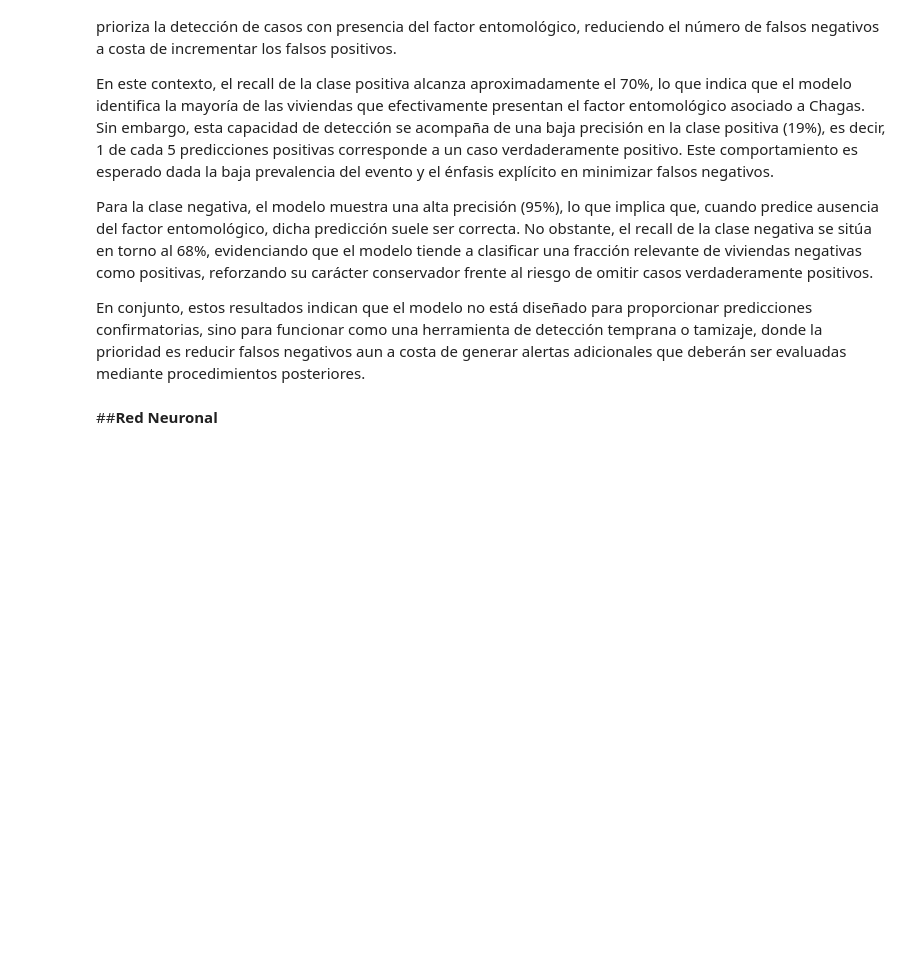
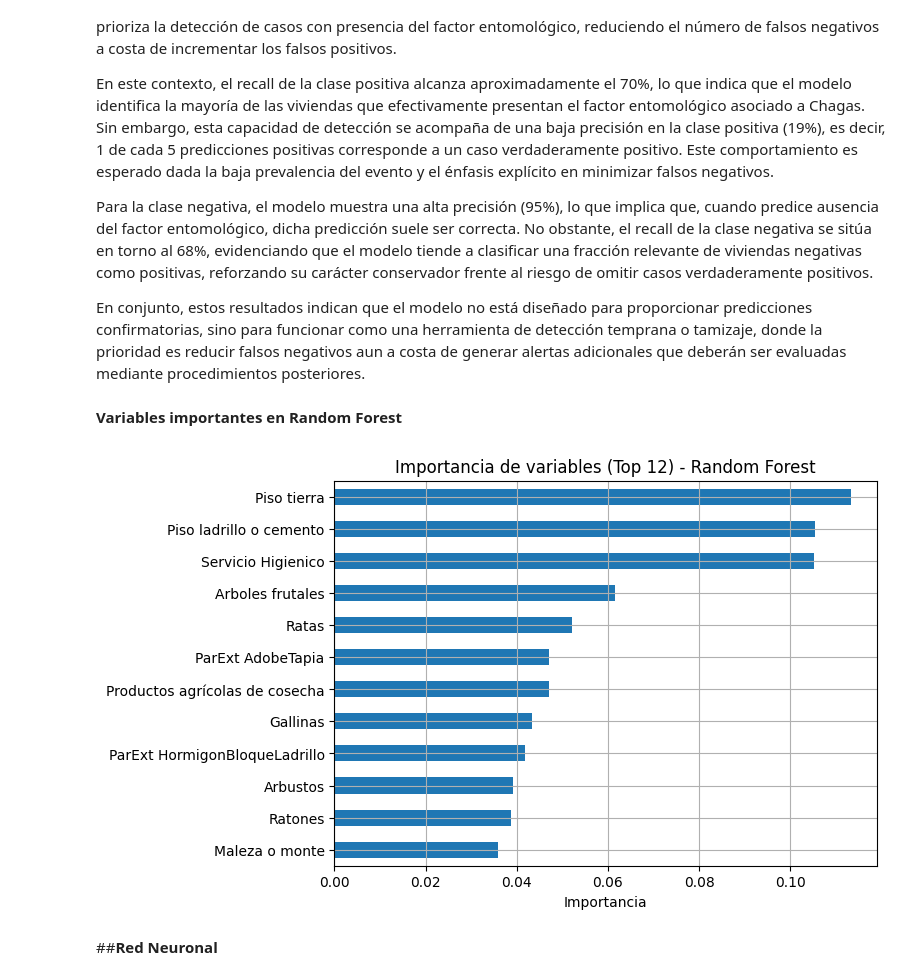
Before and after one commit to DashTT/Reto-02-Chagas, a Jupyter notebook: Reto02_AndradeEscobarVillenas.ipynb, the cells around one changed output. Saved outputs shown, nothing was run; the diff lists cells and outputs as text; code cells hidden in the pictures; blank space fills up the shorter version.

```diff
--- a/Reto02_AndradeEscobarVillenas.ipynb
+++ b/Reto02_AndradeEscobarVillenas.ipynb
@@ -509,6 +525,21 @@ En este contexto, el recall de la clase positiva alcanza aproximadamente el 70%,
 Para la clase negativa, el modelo muestra una alta precisión (95%), lo que implica que, cuando predice ausencia del factor entomológico, dicha predicción suele ser correcta. No obstante, el recall de la clase negativa se sitúa en torno al 68%, evidenciando que el modelo tiende a clasificar una fracción relevante de viviendas negativas como positivas, reforzando su carácter conservador frente al riesgo de omitir casos verdaderamente positivos.
 
 En conjunto, estos resultados indican que el modelo no está diseñado para proporcionar predicciones confirmatorias, sino para funcionar como una herramienta de detección temprana o tamizaje, donde la prioridad es reducir falsos negativos aun a costa de generar alertas adicionales que deberán ser evaluadas mediante procedimientos posteriores.
+# %% [markdown]
+**Variables importantes en Random Forest**
+# %%
+importances = pd.Series(rf_final.feature_importances_, index=X_train.columns)
+top = importances.sort_values(ascending=False).head(12)
+
+plt.figure(figsize=(7,5))
+top.sort_values().plot(kind='barh')
+plt.title('Importancia de variables (Top 12) - Random Forest')
+plt.xlabel('Importancia')
+plt.ylabel('')
+plt.grid(True)
+plt.show()
+# %% [output]
+[figure, added]
 # %% [markdown]
 ##**Red Neuronal**
 # %%
```
Also changed, not shown: parts of 19 cells of this notebook.
